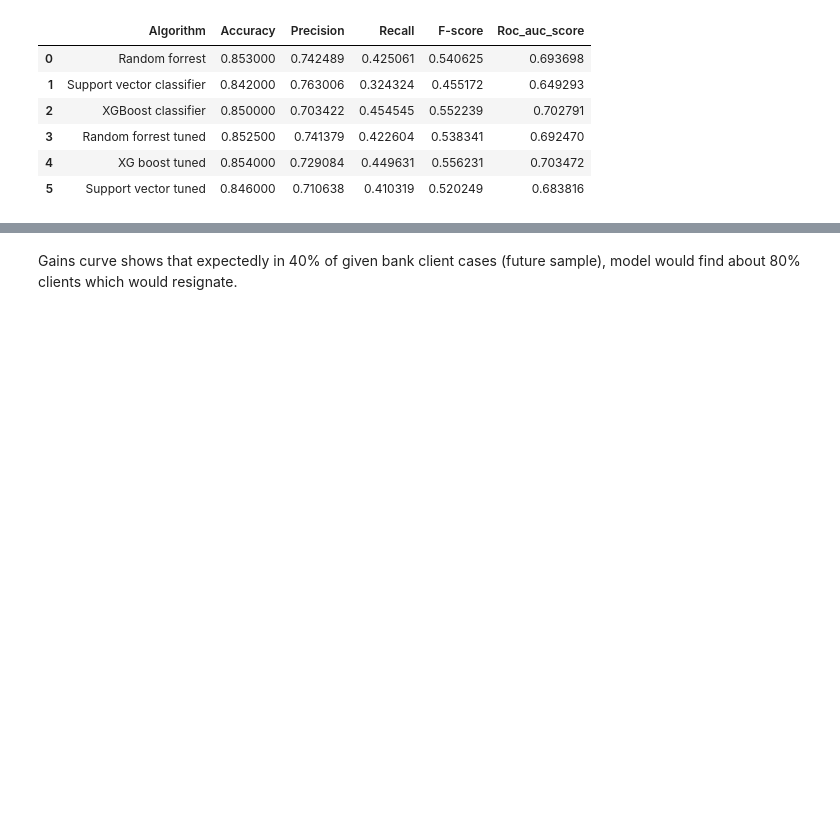
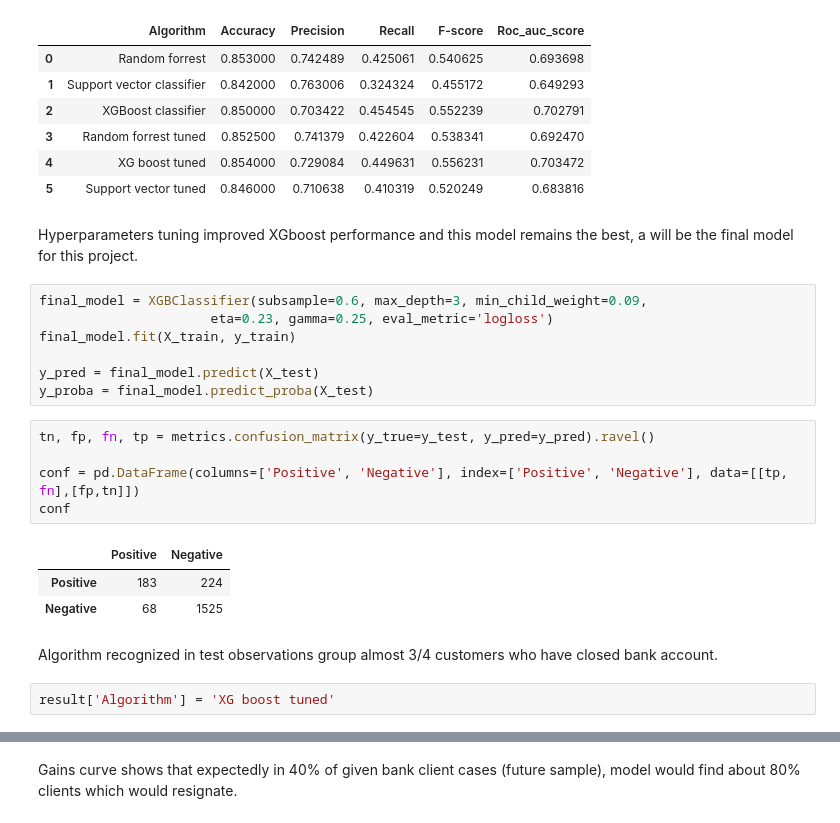
Before and after one commit to vanquies/ChurnPrediction, a Jupyter notebook: Workspace/ChurnPrediction.ipynb, the cells around one changed output, grey strips where cells are left out. Cells and saved outputs as stored; diff of their text form; blank space fills up the shorter version.

```diff
--- a/Workspace/ChurnPrediction.ipynb
+++ b/Workspace/ChurnPrediction.ipynb
@@ -705,6 +715,28 @@ result.style.background_gradient(subset=['F-score'], cmap='RdPu', high=0.1).high
 | 3 | Random forrest tuned | 0.852500 | 0.741379 | 0.422604 | 0.538341 | 0.692470 |
 | 4 | XG boost tuned | 0.854000 | 0.729084 | 0.449631 | 0.556231 | 0.703472 |
 | 5 | Support vector tuned | 0.846000 | 0.710638 | 0.410319 | 0.520249 | 0.683816 |
+# %% [markdown]
+Hyperparameters tuning improved XGboost performance and this model remains the best, a will be the final model for this project.
+# %%
+final_model = XGBClassifier(subsample=0.6, max_depth=3, min_child_weight=0.09,
+                      eta=0.23, gamma=0.25, eval_metric='logloss')
+final_model.fit(X_train, y_train)
+
+y_pred = final_model.predict(X_test)
+y_proba = final_model.predict_proba(X_test)
+# %%
+tn, fp, fn, tp = metrics.confusion_matrix(y_true=y_test, y_pred=y_pred).ravel()
+
+conf = pd.DataFrame(columns=['Positive', 'Negative'], index=['Positive', 'Negative'], data=[[tp, fn],[fp,tn]])
+conf
+# %% [output]
+|  | Positive | Negative |
+| Positive | 183 | 224 |
+| Negative | 68 | 1525 |
+# %% [markdown]
+Algorithm recognized in test observations group almost 3/4 customers who have closed bank account.
+# %%
+result['Algorithm'] = 'XG boost tuned'
 # %%
 ax = plt.gca()
 metrics.plot_roc_curve(xgb, X_test, y_test, ax=ax, name='xgb')
```
Also changed, not shown: parts of 7 cells of this notebook.
